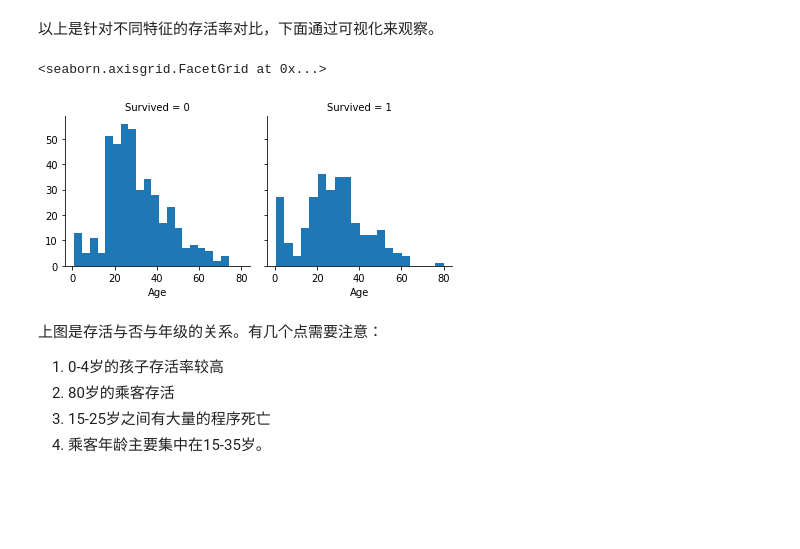
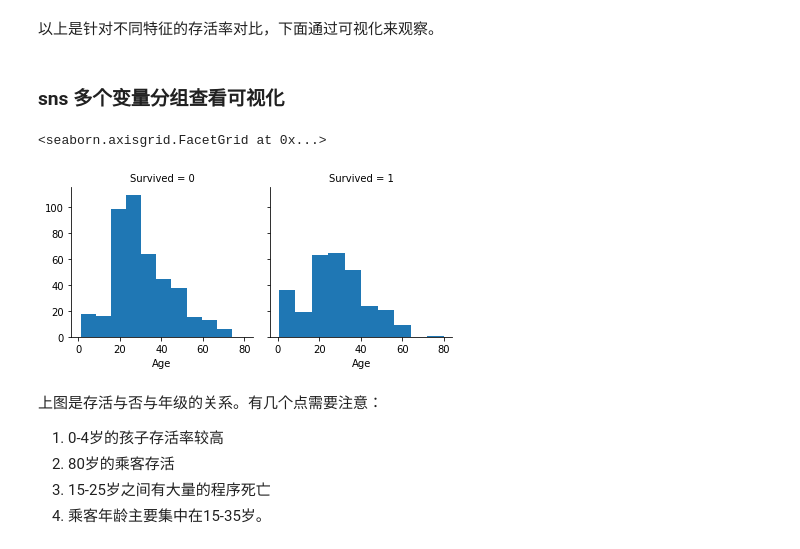
Before and after one commit to yunshuipiao/sw-kaggle, a Jupyter notebook: titanic/01.ipynb, the cells around one changed output. Cells and saved outputs as stored; diff of their text form; code cells hidden in the pictures; blank space fills up the shorter version.

```diff
--- a/titanic/01.ipynb
+++ b/titanic/01.ipynb
@@ -412,12 +436,15 @@ dataset_train_tf[["Parch", "Survived"]].groupby(['Parch'],as_index=False).mean()
 | 6 | 6 | 0.000000 |
 # %% [markdown]
 以上是针对不同特征的存活率对比，下面通过可视化来观察。
+# %% [markdown]
+### sns 多个变量分组查看可视化
 # %%
-g = sns.FacetGrid(dataset_train_tf, col="Survived")
-g.map(plt.hist, "Age", bins=20)
+g = sns.FacetGrid(train_df, col="Survived")
+# g.map(plt.hist, "Age", bins=20)
+g.map(plt.hist, 'Age')
 # %% [output]
 <seaborn.axisgrid.FacetGrid at 0x...>
-[figure, old version]
+[figure, new version]
 # %% [markdown]
 上图是存活与否与年级的关系。有几个点需要注意：
 1. 0-4岁的孩子存活率较高
```
Also changed, not shown: parts of 26 cells of this notebook, 1 other file.
